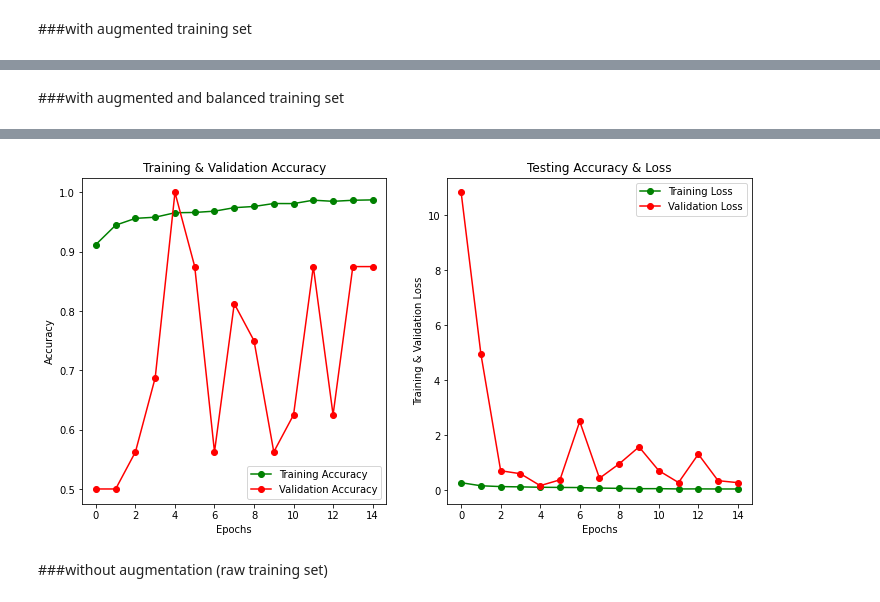
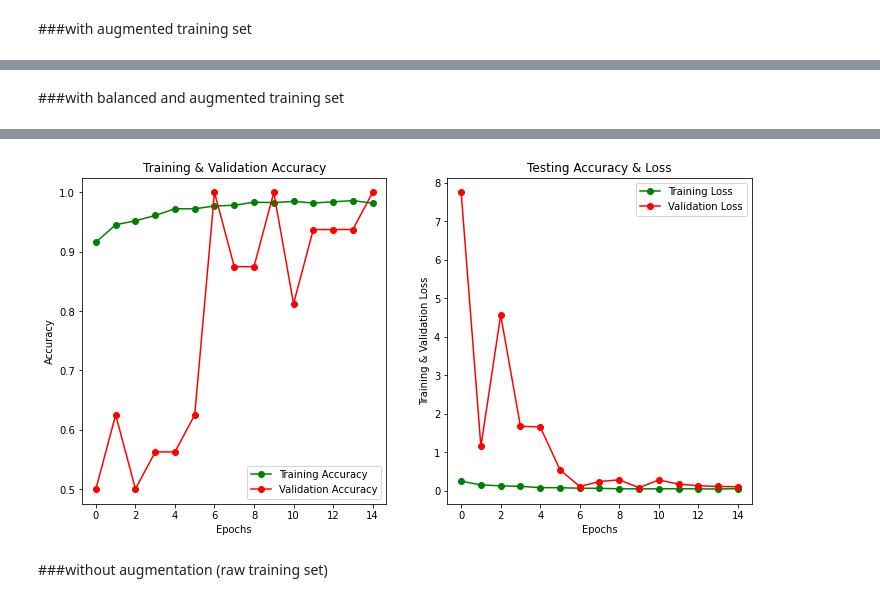
Before and after one commit to katehee/pneumonia-detection-in-X-ray-images, a Jupyter notebook: pneumonia_cnn.ipynb, the cells around one changed output, grey strips where cells are left out. Cells and saved outputs as stored; diff of their text form; code cells hidden in the pictures.

```diff
--- a/pneumonia_cnn.ipynb
+++ b/pneumonia_cnn.ipynb
@@ -114,0 +115,10 @@ test_generator = test_datagen.flow(x_test, y_test, batch_size=len(x_test))
+# %%
+#normal vs pneumonia
+x_train = np.concatenate((p_train, n_train))
+y_train = np.concatenate((np.ones(len(p_train)), np.zeros(len(n_train)))) #label [0,1] == [normal, pneumonia]
+x_val = np.concatenate((p_val, n_val))
+y_val = np.concatenate((np.ones(len(p_val)), np.zeros(len(n_val))))
+x_test = np.concatenate((p_test, n_test))
+y_test = np.concatenate((np.ones(len(p_test)), np.zeros(len(n_test))))
+
+aug_train_generator = train_datagen.flow(x_train, y_train, batch_size=batch_size)
@@ -114,0 +127,19 @@ test_generator = test_datagen.flow(x_test, y_test, batch_size=len(x_test))
+# %%
+#balanced augmented data
+#current image dataset is an imbalanced dataset approx. ratio is 3:1 (pneumonia: normal)
+#to balance out the data, I applied oversampling which will increase the size of normal images as the size of pneumonia
+
+#flatten three channels of each image to one array
+reshaped_x_train = x_train.reshape(x_train.shape[0],-1)
+
+#oversampling
+oversample = RandomOverSampler()
+oversampled_X, oversampled_y  = oversample.fit_resample(reshaped_x_train , y_train)
+
+# reshaping X back to the first dims
+oversampled_X = oversampled_X.reshape(-1,img_size,img_size,3)
+
+print("imbalanced x_train had {} pneumonia and {} normal samples".format(len(p_train), len(n_train)))
+print("balanced set now has {} pneumonia and {} normal samples".format(int(sum(oversampled_y)), int(len(oversampled_X) - sum(oversampled_y))))
+
+balanced_train_generator = train_datagen.flow(oversampled_X, oversampled_y, batch_size=batch_size)
@@ -114,0 +153,3 @@ test_generator = test_datagen.flow(x_test, y_test, batch_size=len(x_test))
+# %%
+val_generator = test_datagen.flow(x_val, y_val, batch_size=batch_size)
+test_generator = test_datagen.flow(x_test, y_test, batch_size=len(x_test))
@@ -186,9 +199,9 @@ print(np.unique(y_gen, return_counts=True)) #number of each label changes every
 # %%
-#model
+#@title create_model and lr reduction callback
 def create_model():
     tf.keras.backend.clear_session()
     model = Sequential()
-    model.add(Conv2D(32 , (3,3) , strides = 1 , padding = 'same' , activation = 'relu' , input_shape = (img_size,img_size,1)))
+    model.add(Conv2D(32 , (3,3) , strides = 1 , padding = 'same' , activation = 'relu' , input_shape = (img_size,img_size,3)))
     model.add(BatchNormalization())
     model.add(MaxPool2D((2,2) , strides = 2 , padding = 'same'))
     model.add(Conv2D(64 , (3,3) , strides = 1 , padding = 'same' , activation = 'relu'))
@@ -246,8 +256,8 @@ Test accuracy 0.9278846383094788
 # %% [markdown]
-###with augmented and balanced training set
+###with balanced and augmented training set
 # %%
 model = create_model()
-history = model.fit(balanced_gen, epochs = epoch_size , validation_data = val_generator, callbacks = [learning_rate_reduction])
+history = model.fit(balanced_train_generator, epochs = epoch_size , validation_data = val_generator, callbacks = [learning_rate_reduction], verbose=0)
 score = model.evaluate(test_generator)
 print("Test loss: " , score[0])
 print("Test accuracy" , score[1])
@@ -274,4 +281,4 @@ Test accuracy 0.9294871687889099
-[figure, old version]
+[figure, new version]
 # %% [markdown]
 ###without augmentation (raw training set)
 # %%
```
Also changed, not shown: parts of 23 cells of this notebook.
